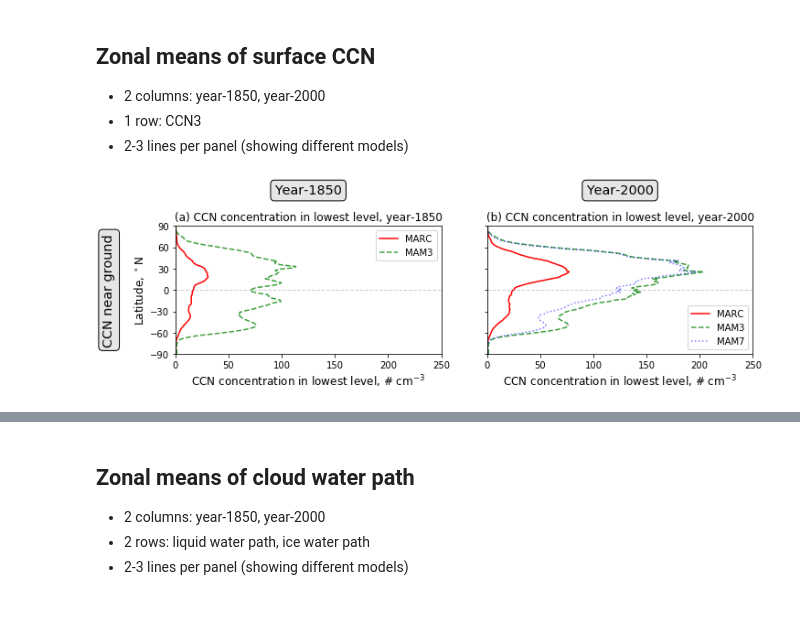
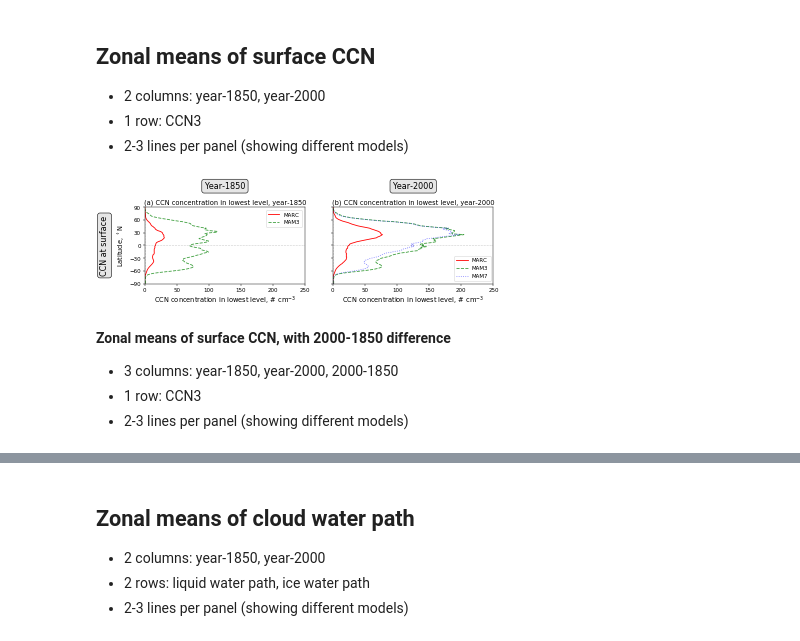
Before and after one commit to grandey/p17c-marc-comparison, a Jupyter notebook: analysis_prelim/analysis_prelim_p17c.ipynb, the cells around one changed output, grey strips where cells are left out. Drawn from its saved outputs; the diff is of its cells as text; code cells hidden in the pictures; blank space fills up the shorter version.

```diff
--- a/analysis_prelim/analysis_prelim_p17c.ipynb
+++ b/analysis_prelim/analysis_prelim_p17c.ipynb
@@ -12,6 +12,7 @@ Preliminary analysis of CESM simulation output from project [p17c-marc-compariso
 Benjamin S. Grandey, 2017
 # %%
 import climapy
+import matplotlib
 import matplotlib.gridspec as gridspec
 import matplotlib.pyplot as plt
 from mpl_toolkits.basemap import Basemap
@@ -29,6 +30,7 @@ for module in [climapy, np, scipy, xr]:
         pass
 
 %matplotlib inline
+matplotlib.rcParams['figure.dpi']= 40  # reduce resolution of inline figures to reduce notebook size
 # %% [output]
 climapy.__version__ = 0.0.1+0597060
 numpy.__version__ = 1.13.1
@@ -104,6 +106,10 @@ def zonal_mean_line_plot(year='2000', model_var_dict={'mam3': 'BURDENPOM'},
             # Calculate zonal means
             zm1 = data1.mean(dim='lon')
             zm2 = data2.mean(dim='lon')
+            # If 3D field, get data for surface
+            if 'lev' in zm1.dims:
+                zm1 = zm1.isel(lev=-1)
+                zm2 = zm2.isel(lev=-1)
             # Plot line - showing difference of means across time
             tm1 = zm1.mean(dim='time')[var_name].data.flatten() * sf
             tm2 = zm2.mean(dim='time')[var_name].data.flatten() * sf
@@ -234,33 +332,38 @@ for year, c in zip(('1850', '2000'), range(2)):
     # If year-1850, include ylabel
     if year == '1850':
         ylabel = True
     # If year-2000, include MAM7
     else:
         model_var_dict['mam7'] = var_name
         ylabel = False
     # Title
     title = '({}) {}, year-{}'.format(chr(97+c), var_long, year)
     # Plot panel
     zonal_mean_line_plot(year=year, model_var_dict=model_var_dict,
                          sf=sf, xlabel=xlabel, xlim=xlim,
                          ylabel=ylabel, title=title, ax=axs[c])
 # Row title
 xlim = axs[0].get_xlim()
 xpos = -0.25 * xlim[1]
-axs[0].text(xpos, 0, 'CCN near ground',
+axs[0].text(xpos, 0, 'CCN at surface',
             fontsize='x-large', verticalalignment='center', horizontalalignment='center',
             rotation=90,
             bbox={'boxstyle': 'round', 'fc': '0.9', 'ec': 'k'})
 # Column titles
 for year, c in zip(('1850', '2000'), range(2)):
     xlim = axs[c].get_xlim()
     xpos = np.mean(xlim)
     axs[c].text(xpos, 140, 'Year-{}'.format(year),
                 fontsize='x-large', verticalalignment='center', horizontalalignment='center',
                 bbox={'boxstyle': 'round, pad=0.3', 'fc': '0.9', 'ec': 'k'})
 # Prevent overlapping labels
 fig.tight_layout()
 # Save
-fig.savefig('local/ccn_surface_zonal_means.pdf', bbox_inches='tight')
+fig.savefig('local/ccn_surface_zonal_means.pdf', bbox_inches='tight', dpi=150)
 # %% [output]
-[figure, old version]
+[figure, new version]
+# %% [markdown]
+**Zonal means of surface CCN, with 2000-1850 difference**
+- 3 columns: year-1850, year-2000, 2000-1850
+- 1 row: CCN3
+- 2-3 lines per panel (showing different models)
```
Also changed, not shown: parts of 10 cells of this notebook.
